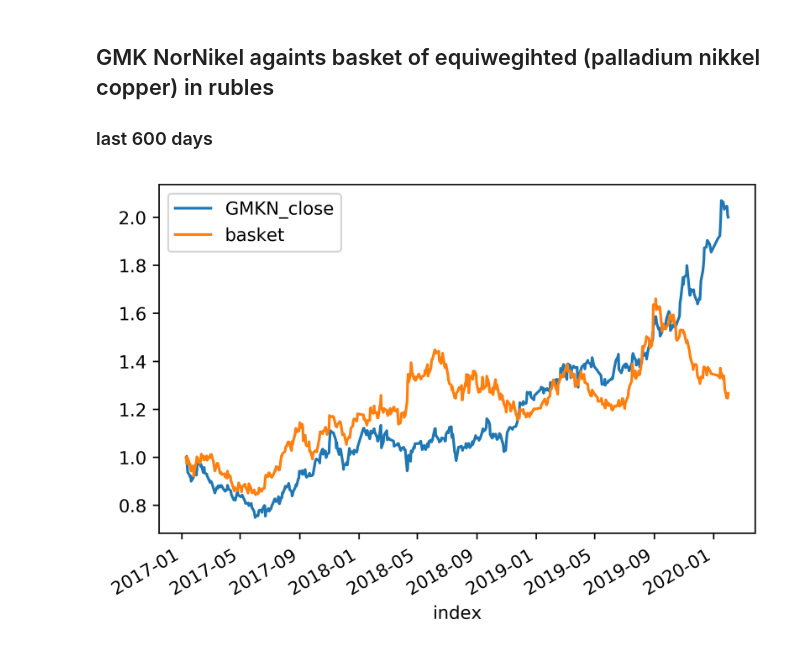
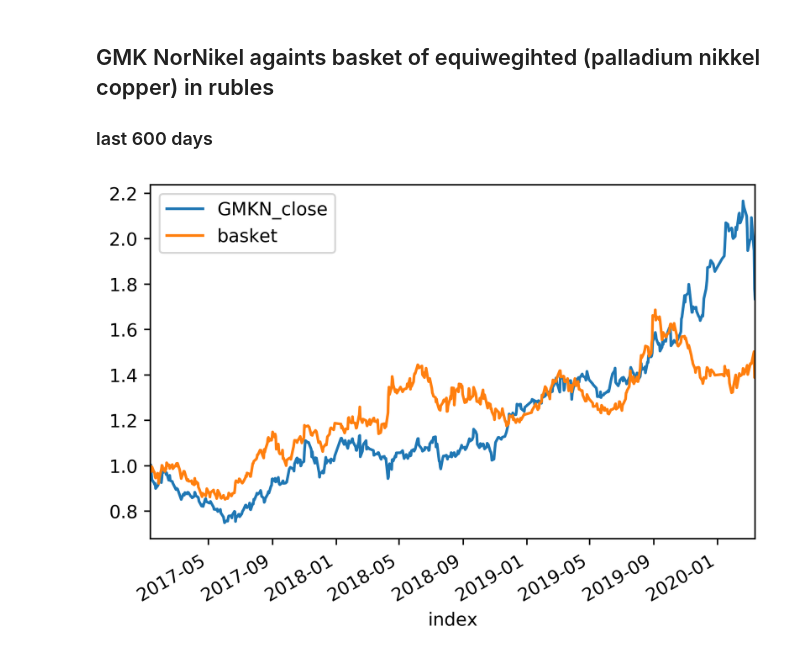
Before and after one commit to ivanantipin/chartpapa, a Jupyter notebook: market_research/published/GMKNvsMetalsBasket.ipynb, the cells around one changed output. Cells and saved outputs as stored; diff of their text form; code cells hidden in the pictures.

```diff
--- a/market_research/published/GMKNvsMetalsBasket.ipynb
+++ b/market_research/published/GMKNvsMetalsBasket.ipynb
@@ -1,10 +1,19 @@
 # %%
+import os
+import sys
+module_path = os.path.abspath(os.path.join('..'))
+if module_path not in sys.path:
+    sys.path.append(module_path)
+
 from stdimports import *
 import utils
 %matplotlib inline
 instr=[('NI',fe.Market.COMMODITIES),('GMKN',fe.Market.SHARES),('NYMEX.PA',fe.Market.COMMODITIES),
        ('NYMEX.PL',fe.Market.COMMODITIES),('CA',fe.Market.COMMODITIES),('USDCB',fe.Market.M41)]
 df=utils.getMd(instr, fe.Timeframe.DAILY)
-df['basket']=df.USDCB_close*(df.NI_close*0.25+df.CA_close*0.25+df['NYMEX.PA_close']*0.25)
+df['basket']=df.USDCB_close*(df.NI_close*0.25+df.CA_close*0.25+df['NYMEX.PA_close']*0.5)
+
+aa=df.USDCB_close
+
 df=df[['GMKN_close','basket']]
 # %% [output]
@@ -20,6 +48,6 @@ http://export.finam.ru/table.csv?d=d&f=table&e=.csv&dtf=1&tmf=3&MSOR=0&mstime=on
 ### last 600 days
 # %%
 plt.rcParams["figure.dpi"] = 500
-df.tail(600).pct_change().fillna(0).add(1).cumprod().plot();
+df.tail(3000).pct_change().fillna(0).add(1).cumprod().plot();
 # %% [output]
-[figure, old version]
+[figure, new version]
```
Also changed, not shown: parts of 2 cells of this notebook, 40 other files.
